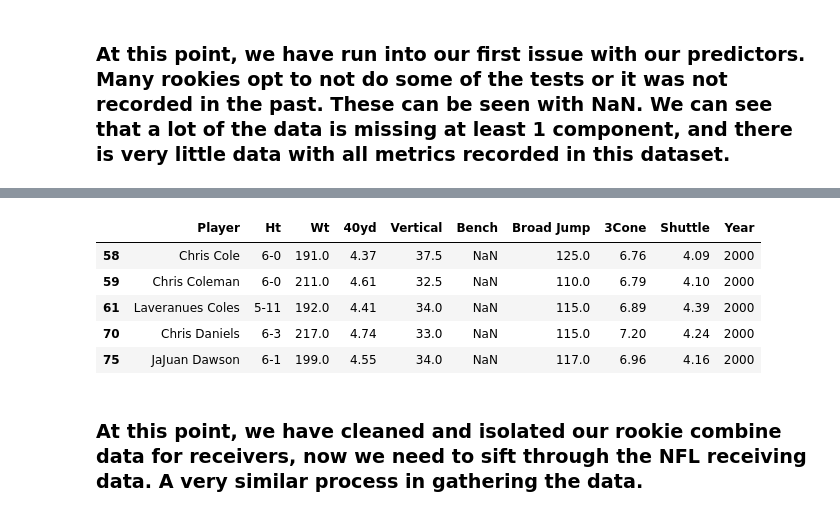
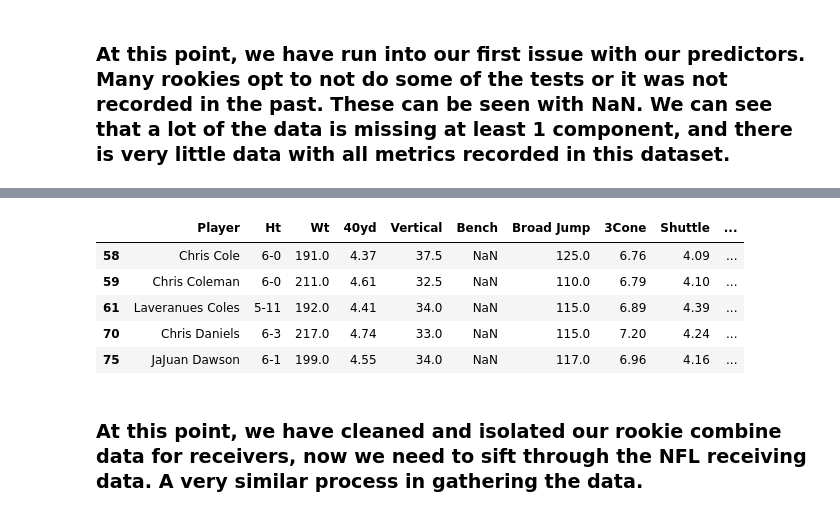
Before and after one commit to vidmt/msas-project, a Jupyter notebook: nfl_combine_analysis.ipynb, the cells around one changed output, grey strips where cells are left out. Saved outputs shown, nothing was run; the diff lists cells and outputs as text; code cells hidden in the pictures.

```diff
--- a/nfl_combine_analysis.ipynb
+++ b/nfl_combine_analysis.ipynb
@@ -97,7 +97,7 @@ import glob
 
 combine_list = []
 
-for i in range(2000, 2024):
+for i in range(2000, 2025):
     file_path = glob.glob(f"data/{i}.csv")
 
     if file_path:
@@ -107,4 +107,3 @@ for i in range(2000, 2024):
 
 combine_csv = pd.concat(combine_list, ignore_index=True)
 combine_csv = combine_csv[combine_csv["Pos"] == "WR"]
-combine_csv.tail(20)
@@ -183,16 +166,16 @@ cleaned_df.head()
 | 70 | Chris Daniels | WR | Purdue | NaN | 6-3 | 217.0 | 4.74 | 33.0 | NaN | 115.0 | 7.20 | ... |
 | 75 | JaJuan Dawson | WR | Tulane | College Stats | 6-1 | 199.0 | 4.55 | 34.0 | NaN | 117.0 | 6.96 | ... |
 # %%
-cleaned_combine = cleaned_df.drop(columns=["Pos", "School", "College", "Drafted (tm/rnd/yr)", "Player-additional"])
+cleaned_combine = cleaned_df.drop(columns=["Pos", "School", "College", "Player-additional"])
 # We are keeping year to find the Receiving data in the first 3 years since the combine
 cleaned_combine.head()
 # %% [output]
-|  | Player | Ht | Wt | 40yd | Vertical | Bench | Broad Jump | 3Cone | Shuttle | Year |
-| 58 | Chris Cole | 6-0 | 191.0 | 4.37 | 37.5 | NaN | 125.0 | 6.76 | 4.09 | 2000 |
-| 59 | Chris Coleman | 6-0 | 211.0 | 4.61 | 32.5 | NaN | 110.0 | 6.79 | 4.10 | 2000 |
-| 61 | Laveranues Coles | 5-11 | 192.0 | 4.41 | 34.0 | NaN | 115.0 | 6.89 | 4.39 | 2000 |
-| 70 | Chris Daniels | 6-3 | 217.0 | 4.74 | 33.0 | NaN | 115.0 | 7.20 | 4.24 | 2000 |
-| 75 | JaJuan Dawson | 6-1 | 199.0 | 4.55 | 34.0 | NaN | 117.0 | 6.96 | 4.16 | 2000 |
+|  | Player | Ht | Wt | 40yd | Vertical | Bench | Broad Jump | 3Cone | Shuttle | ... |
+| 58 | Chris Cole | 6-0 | 191.0 | 4.37 | 37.5 | NaN | 125.0 | 6.76 | 4.09 | ... |
+| 59 | Chris Coleman | 6-0 | 211.0 | 4.61 | 32.5 | NaN | 110.0 | 6.79 | 4.10 | ... |
+| 61 | Laveranues Coles | 5-11 | 192.0 | 4.41 | 34.0 | NaN | 115.0 | 6.89 | 4.39 | ... |
+| 70 | Chris Daniels | 6-3 | 217.0 | 4.74 | 33.0 | NaN | 115.0 | 7.20 | 4.24 | ... |
+| 75 | JaJuan Dawson | 6-1 | 199.0 | 4.55 | 34.0 | NaN | 117.0 | 6.96 | 4.16 | ... |
 # %% [markdown]
 ### At this point, we have cleaned and isolated our rookie combine data for receivers, now we need to sift through the NFL receiving data. A very similar process in gathering the data.
 # %%
```
Also changed, not shown: parts of 14 cells of this notebook, 3 other files.
